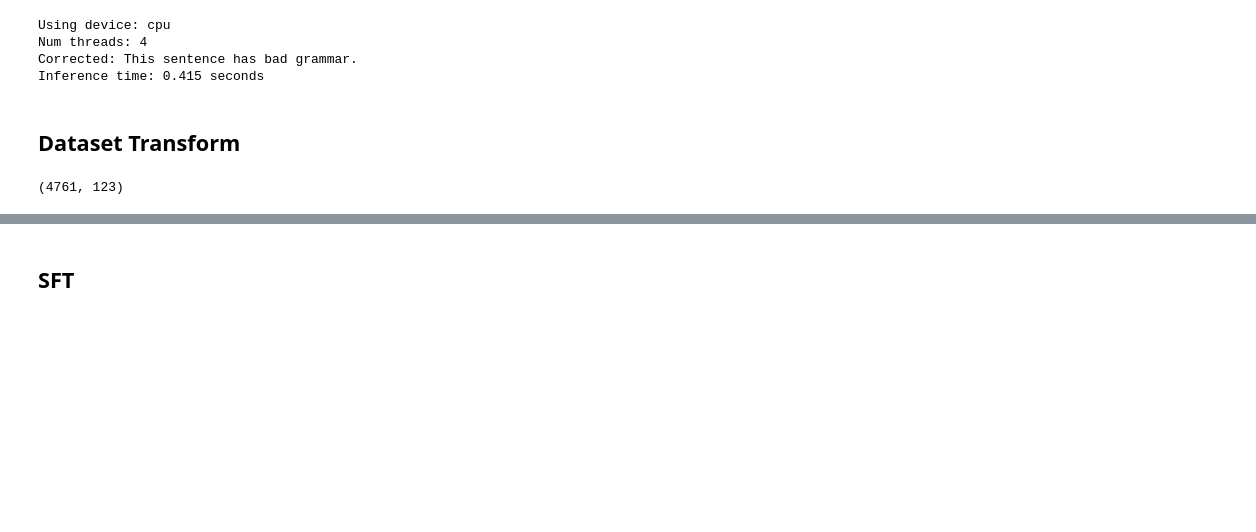
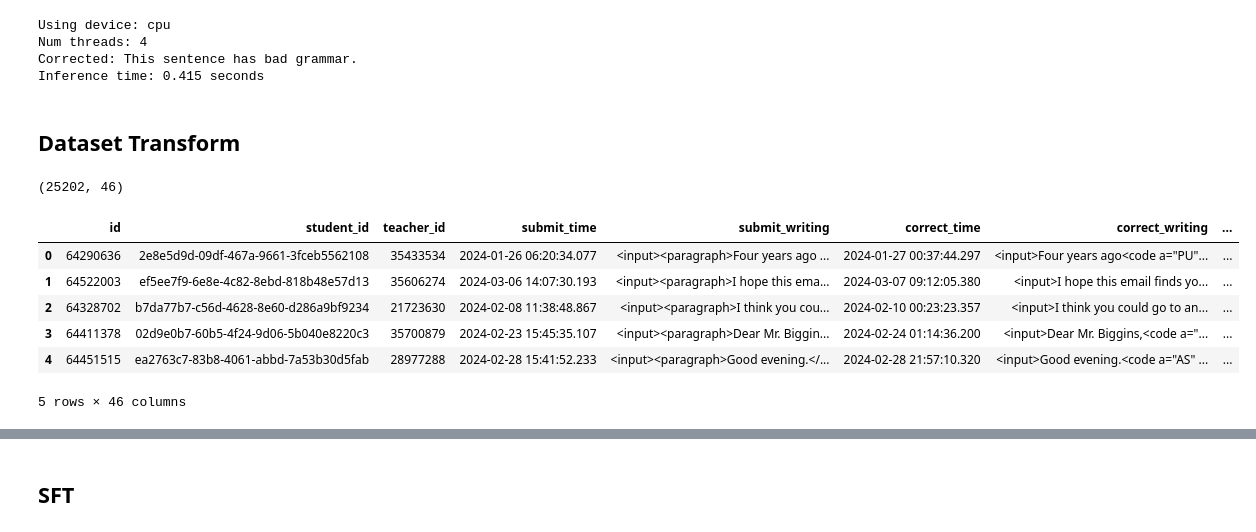
Before and after one commit to kamelnebhi/llm_fine_tuning, a Jupyter notebook: slm/gec_fine_tuning/t5_trainer.ipynb, the cells around one changed output, grey strips where cells are left out. Drawn from its saved outputs; the diff is of its cells as text; code cells hidden in the pictures; blank space fills up the shorter version.

```diff
--- a/slm/gec_fine_tuning/t5_trainer.ipynb
+++ b/slm/gec_fine_tuning/t5_trainer.ipynb
@@ -115,13 +105,22 @@ Inference time: 0.415 seconds
 # %%
 import pandas as pd
 import boto3
 bucket_name = 'sagemaker-studio-oxs6vznjds'
-key = 'writing_gec/data/writing_corrections_2024-12-17_17_23_54.csv'
+key = 'writing_gec/data/writing_corrections.csv'
 s3_client = boto3.client('s3', region_name='us-east-1')
 obj = s3_client.get_object(Bucket=bucket_name, Key=key)
 df = pd.read_csv(obj['Body'])
-df = df[:5000]  # optional limit rows
+df = df.dropna(subset=["original_text", "corrected_text"])
+#df = df[:5000]  # optional limit rows
 print(df.shape)
+df.head()
 # %% [output]
-(4761, 123)
+(25202, 46)
+|  | id | student_id | teacher_id | submit_time | submit_writing | correct_time | correct_writing | ... |
+| 0 | 64290636 | 2e8e5d9d-09df-467a-9661-3fceb5562108 | 35433534 | 2024-01-26 06:20:34.077 | <input><paragraph>Four years ago ... | 2024-01-27 00:37:44.297 | <input>Four years ago<code a="PU"... | ... |
+| 1 | 64522003 | ef5ee7f9-6e8e-4c82-8ebd-818b48e57d13 | 35606274 | 2024-03-06 14:07:30.193 | <input><paragraph>I hope this ema... | 2024-03-07 09:12:05.380 | <input>I hope this email finds yo... | ... |
+| 2 | 64328702 | b7da77b7-c56d-4628-8e60-d286a9bf9234 | 21723630 | 2024-02-08 11:38:48.867 | <input><paragraph>I think you cou... | 2024-02-10 00:23:23.357 | <input>I think you could go to an... | ... |
+| 3 | 64411378 | 02d9e0b7-60b5-4f24-9d06-5b040e8220c3 | 35700879 | 2024-02-23 15:45:35.107 | <input><paragraph>Dear Mr. Biggin... | 2024-02-24 01:14:36.200 | <input>Dear Mr. Biggins,<code a="... | ... |
+| 4 | 64451515 | ea2763c7-83b8-4061-abbd-7a53b30d5fab | 28977288 | 2024-02-28 15:41:52.233 | <input><paragraph>Good evening.</... | 2024-02-28 21:57:10.320 | <input>Good evening.<code a="AS" ... | ... |
+5 rows × 46 columns
 # %%
```
Also changed, not shown: parts of 14 cells of this notebook, 2 other files.
